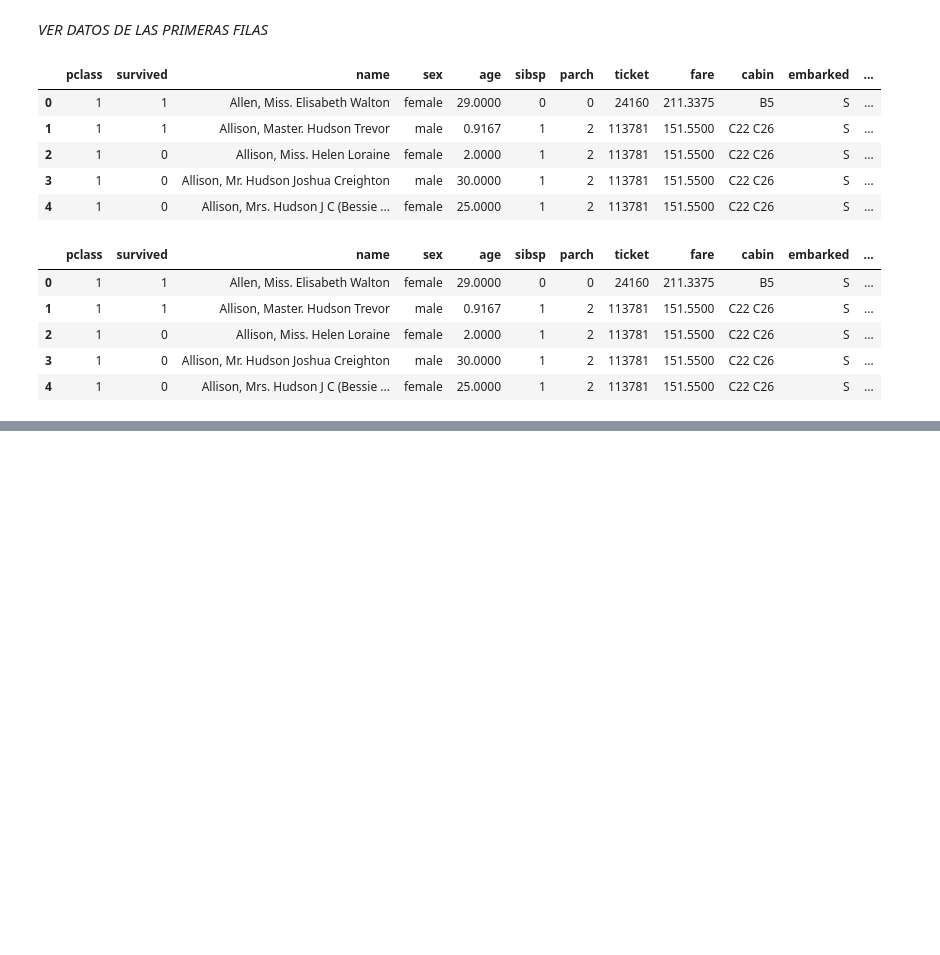
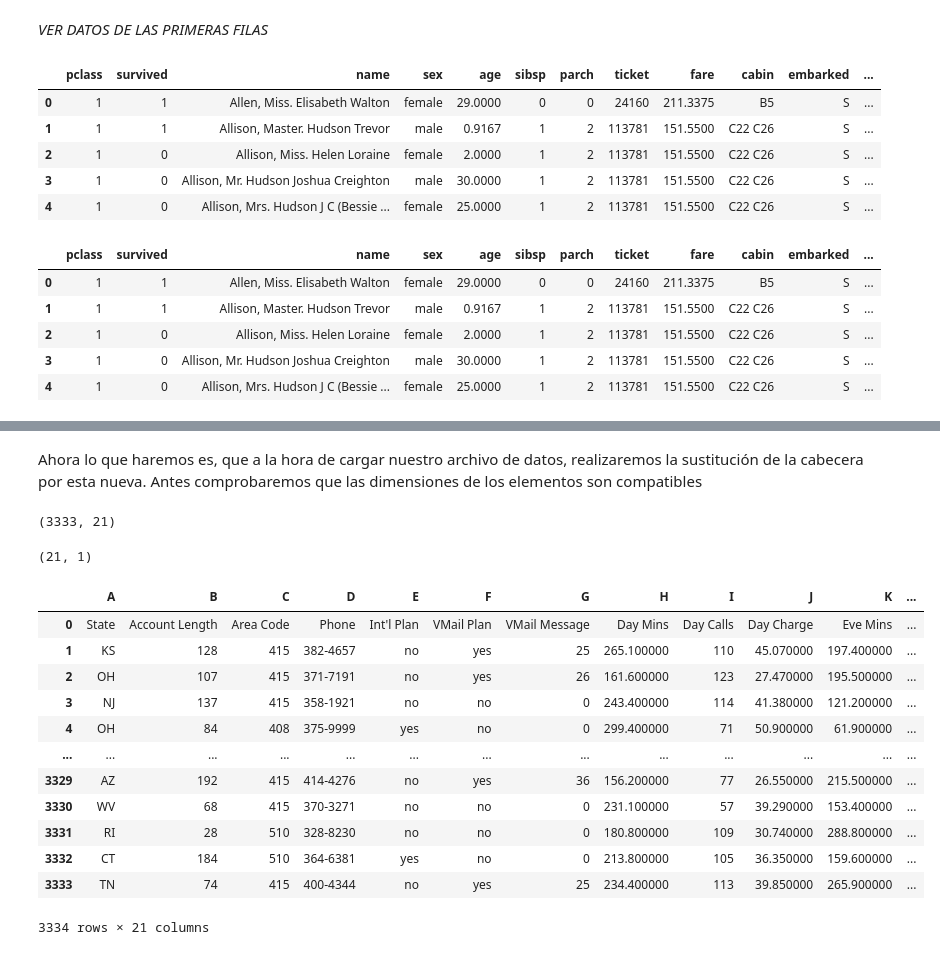
Before and after one commit to javilledo/MachineLearning, a Jupyter notebook: notebooks/t01_01_titanic.ipynb, the cells around one changed output, grey strips where cells are left out. Cells and saved outputs as stored; diff of their text form; code cells hidden in the pictures; blank space fills up the shorter version.

```diff
--- a/notebooks/t01_01_titanic.ipynb
+++ b/notebooks/t01_01_titanic.ipynb
@@ -44,0 +73,3 @@ data_from_url.head()
+# %%
+url= 'https://raw.githubusercontent.com/javilledo/python-ml-course/master/datasets/customer-churn-model/Customer%20Churn%20Model.txt'
+txt_from_url = pd.read_csv(url)
@@ -44,0 +119,4 @@ data_from_url.head()
+# %%
+url_columns='https://raw.githubusercontent.com/javilledo/python-ml-course/master/datasets/customer-churn-model/Customer%20Churn%20Columns.csv'
+txt_from_url_columns = pd.read_csv(url_columns)
+txt_from_url_columns
@@ -44,0 +141,3 @@ data_from_url.head()
+# %%
+data_cols_list = txt_from_url_columns['Column_Names'].tolist()
+data_cols_list
@@ -44,0 +162,28 @@ data_from_url.head()
+# %% [markdown]
+Ahora lo que haremos es, que a la hora de cargar nuestro archivo de datos, realizaremos la sustitución de la cabecera por esta nueva.
+Antes comprobaremos que las dimensiones de los elementos son compatibles
+# %%
+txt_from_url.shape
+# %% [output]
+(3333, 21)
+# %%
+txt_from_url_columns.shape
+# %% [output]
+(21, 1)
+# %%
+txt_from_url_con_nuevas_cabeceras = pd.read_csv(url, header=None, names=data_cols_list)
+txt_from_url_con_nuevas_cabeceras
+# %% [output]
+|  | A | B | C | D | E | F | G | H | I | J | K | ... |
+| 0 | State | Account Length | Area Code | Phone | Int'l Plan | VMail Plan | VMail Message | Day Mins | Day Calls | Day Charge | Eve Mins | ... |
+| 1 | KS | 128 | 415 | 382-4657 | no | yes | 25 | 265.100000 | 110 | 45.070000 | 197.400000 | ... |
+| 2 | OH | 107 | 415 | 371-7191 | no | yes | 26 | 161.600000 | 123 | 27.470000 | 195.500000 | ... |
+| 3 | NJ | 137 | 415 | 358-1921 | no | no | 0 | 243.400000 | 114 | 41.380000 | 121.200000 | ... |
+| 4 | OH | 84 | 408 | 375-9999 | yes | no | 0 | 299.400000 | 71 | 50.900000 | 61.900000 | ... |
+| ... | ... | ... | ... | ... | ... | ... | ... | ... | ... | ... | ... | ... |
+| 3329 | AZ | 192 | 415 | 414-4276 | no | yes | 36 | 156.200000 | 77 | 26.550000 | 215.500000 | ... |
+| 3330 | WV | 68 | 415 | 370-3271 | no | no | 0 | 231.100000 | 57 | 39.290000 | 153.400000 | ... |
+| 3331 | RI | 28 | 510 | 328-8230 | no | no | 0 | 180.800000 | 109 | 30.740000 | 288.800000 | ... |
+| 3332 | CT | 184 | 510 | 364-6381 | yes | no | 0 | 213.800000 | 105 | 36.350000 | 159.600000 | ... |
+| 3333 | TN | 74 | 415 | 400-4344 | no | yes | 25 | 234.400000 | 113 | 39.850000 | 265.900000 | ... |
+3334 rows × 21 columns
```
Also changed, not shown: parts of 23 cells of this notebook.
